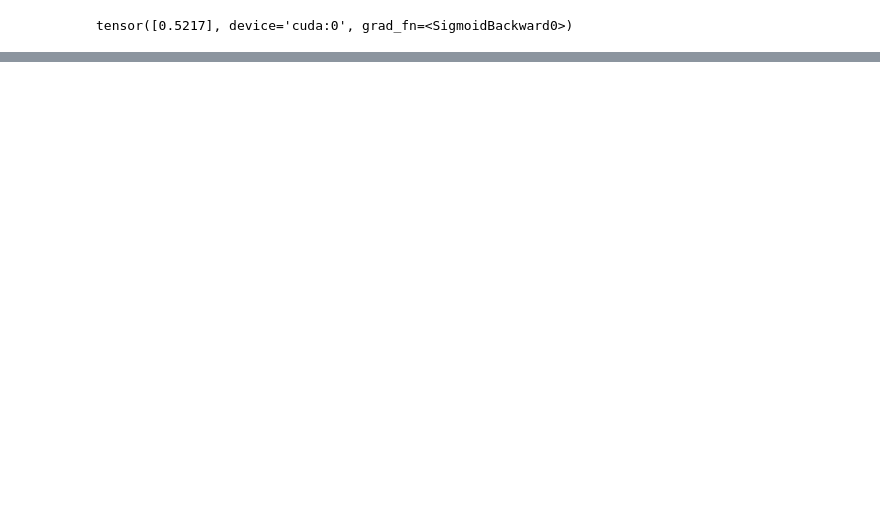
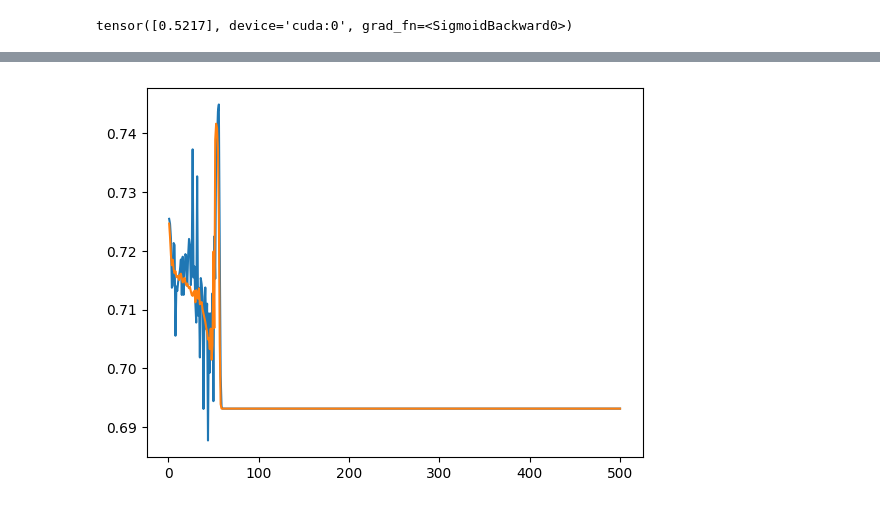
Before and after one commit to jpelayx/nlp, a Jupyter notebook: model.ipynb, the cells around one changed output, grey strips where cells are left out. Saved outputs shown, nothing was run; the diff lists cells and outputs as text; code cells hidden in the pictures; blank space fills up the shorter version.

Commit message:
training the model

```diff
--- a/model.ipynb
+++ b/model.ipynb
@@ -116,0 +176,3 @@ tensor([0.5217], device='cuda:0', grad_fn=<SigmoidBackward0>)
+# %%
+res = pd.read_csv('out4.csv')
+res
@@ -116,0 +193,6 @@ tensor([0.5217], device='cuda:0', grad_fn=<SigmoidBackward0>)
+# %%
+plt.plot(res['epoch'], res['train loss'])
+plt.plot(res['epoch'], res['val loss'])
+plt.show()
+# %% [output]
+[figure, added]
```
Also changed, not shown: parts of 14 cells of this notebook, 3 other files.
